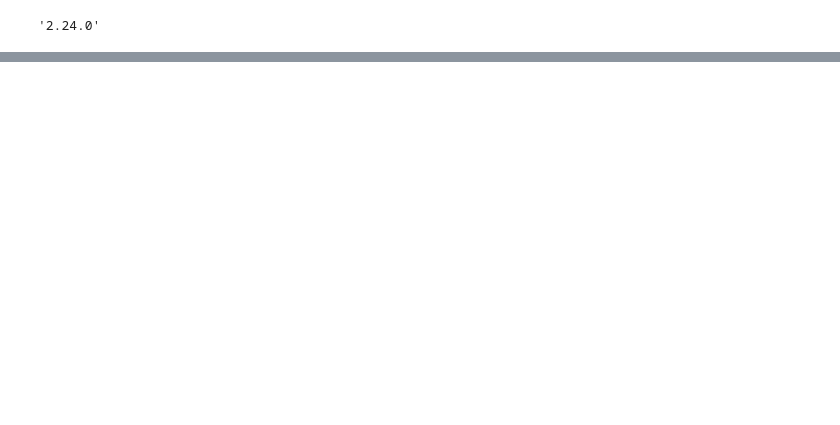
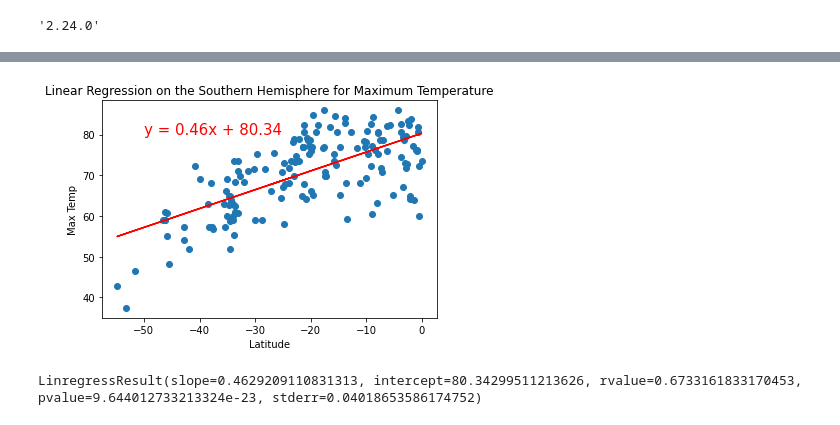
Before and after one commit to debcuyler/world_weather_analysis, a Jupyter notebook: WeatherPy.ipynb, the cells around one changed output, grey strips where cells are left out. Saved outputs shown, nothing was run; the diff lists cells and outputs as text; code cells hidden in the pictures; blank space fills up the shorter version.

```diff
--- a/WeatherPy.ipynb
+++ b/WeatherPy.ipynb
@@ -277,0 +338,10 @@ plt.show()
+# %%
+# Linear regression on the Southern Hemisphere
+x_values = southern_hemi_df["Lat"]
+y_values = southern_hemi_df["Max Temp"]
+# Call the function.
+plot_linear_regression(x_values, y_values, "Linear Regression on the Southern Hemisphere for Maximum Temperature", 'Max Temp',(-50,80))
+linregress(x_values,y_values)
+# %% [output]
+[figure, added]
+LinregressResult(slope=0.4629209110831313, intercept=80.34299511213626, rvalue=0.6733161833170453, pvalue=9.644012733213324e-23, stderr=0.04018653586174752)
```
Also changed, not shown: parts of 20 cells of this notebook.
